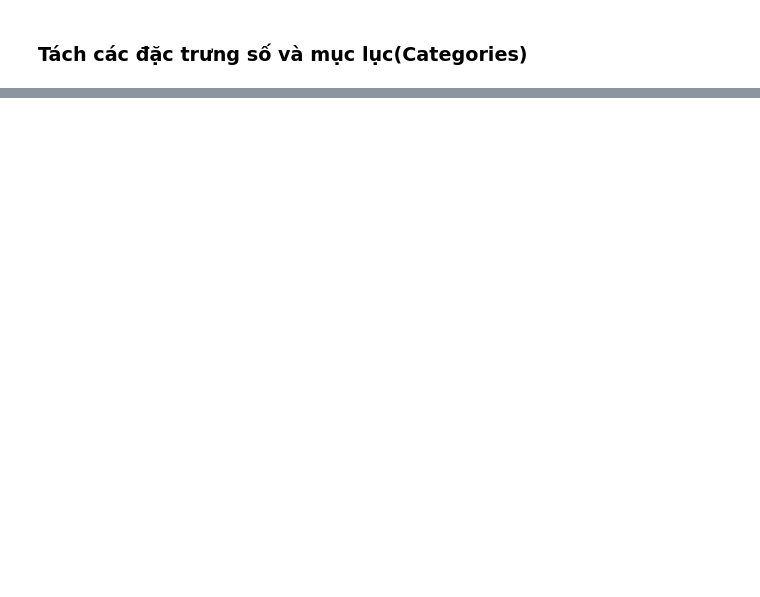
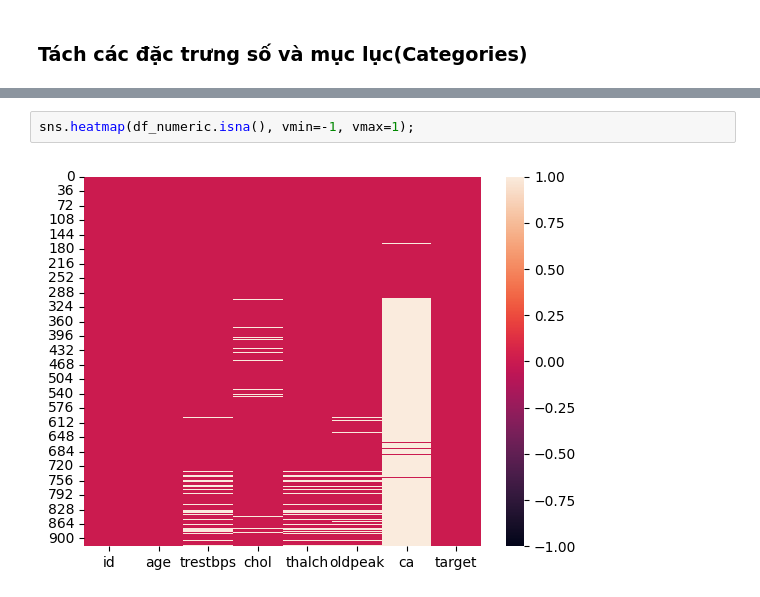
Before and after one commit to lehoanggiavi/ThuThap-XuLyData, a Jupyter notebook: Code/CodePhu.ipynb, the cells around one changed output, grey strips where cells are left out. Drawn from its saved outputs; the diff is of its cells as text; blank space fills up the shorter version.

```diff
--- a/Code/CodePhu.ipynb
+++ b/Code/CodePhu.ipynb
@@ -139,0 +163,4 @@ dtype: object
+# %%
+sns.heatmap(df_numeric.isna(), vmin=-1, vmax=1);
+# %% [output]
+[figure, added]
```
Also changed, not shown: parts of 57 cells of this notebook, 2 other files.
